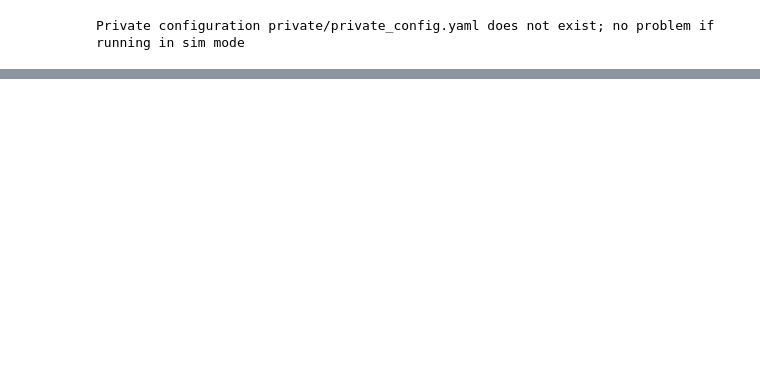
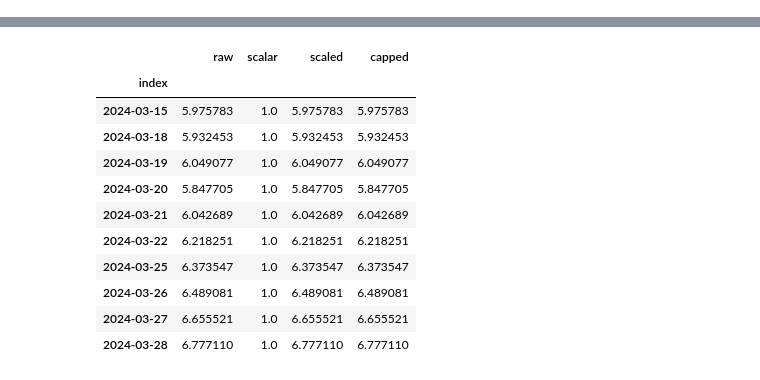
Before and after one commit to ZampaStudio/pysystemtrade, a Jupyter notebook: examples/custom/system_test.ipynb, the cells around one changed output, grey strips where cells are left out. Saved outputs shown, nothing was run; the diff lists cells and outputs as text; code cells hidden in the pictures; blank space fills up the shorter version.

Commit message:
feat: stage controllati fino a ScaleAndCap

```diff
--- a/examples/custom/system_test.ipynb
+++ b/examples/custom/system_test.ipynb
@@ -12,32 +47,0 @@ from sysdata.sim.csv_futures_sim_data import csvFuturesSimData
-# %%
-my_account = Account()
-fcs = ForecastScaleCap()
-combiner = ForecastCombine()
-raw_data = RawData()
-position_size = PositionSizing()
-data = csvFuturesSimData()
-
-# configure system
-portfolio_intruments =  ["NASDAQ", "SOFR", "CORN"]
-
-my_config = Config()
-my_config.forecast_weight_estimate = dict(method="one_period")
-my_config.use_forecast_weight_estimates = True
-my_config.use_forecast_div_mult_estimates = True
-
-# define rules
-ewmac_5_20 = TradingRule((ewmac, [], dict(Lfast=5, Lslow=20)))
-ewmac_20_60 = TradingRule((ewmac, [], dict(Lfast=20, Lslow=60)))
-ewmac_32_128 = TradingRule((ewmac, [], dict(Lfast=32, Lslow=128)))
-ewmac_60_150 = TradingRule((ewmac, [], dict(Lfast=60, Lslow=150)))
-ewmac_100_200 = TradingRule((ewmac, [], dict(Lfast=100, Lslow=200)))
-
-my_rules = Rules(dict(ewmac_5_20=ewmac_5_20,
-                      ewmac_20_60=ewmac_20_60,
-                      ewmac_32_128=ewmac_32_128,
-                      ewmac_60_150=ewmac_60_150,
-                      ewmac_100_200=ewmac_100_200))
-
-my_system = System([my_account, fcs, my_rules, combiner, raw_data, position_size], data, my_config)
-# %% [output]
-Private configuration private/private_config.yaml does not exist; no problem if running in sim mode
@@ -46,0 +48,26 @@ endDate = "2023-07-27"
+# %%
+# Forecast scalar (fixed)
+# https://github.com/robcarver17/pysystemtrade/blob/develop/docs/backtesting.md#forecast-scalar-fixed
+
+def test_forecast_scalar_fixed():
+    config = Config()
+    config.use_forecast_scale_estimates = False
+
+    data = csvFuturesSimData()
+    scale_and_cap = ForecastScaleCap()
+    system = System([scale_and_cap, system_rules], data, config)
+
+    raw_forecasts = system_rules.get_raw_forecast("NASDAQ", "ewmac_32_128") #system.rules.get_raw_forecast("NASDAQ", "ewmac_32_128")
+    scalar = scale_and_cap.get_forecast_scalar("NASDAQ", "ewmac_32_128")
+    scaled_forecasts = scale_and_cap.get_scaled_forecast("NASDAQ", "ewmac_32_128")
+    capped_forecasts = scale_and_cap.get_capped_forecast("NASDAQ", "ewmac_32_128")
+
+    return pd.DataFrame({
+        'raw': raw_forecasts,
+        'scalar': scalar,
+        'scaled': scaled_forecasts,
+        'capped': capped_forecasts
+    })
+
+test_forecast_scalar_fixed().tail(10)
+# %% [output]
@@ -46,0 +80,12 @@ endDate = "2023-07-27"
+|  | raw | scalar | scaled | capped |
+| index |  |  |  |  |
+| 2024-03-15 | 5.975783 | 1.0 | 5.975783 | 5.975783 |
+| 2024-03-18 | 5.932453 | 1.0 | 5.932453 | 5.932453 |
+| 2024-03-19 | 6.049077 | 1.0 | 6.049077 | 6.049077 |
+| 2024-03-20 | 5.847705 | 1.0 | 5.847705 | 5.847705 |
+| 2024-03-21 | 6.042689 | 1.0 | 6.042689 | 6.042689 |
+| 2024-03-22 | 6.218251 | 1.0 | 6.218251 | 6.218251 |
+| 2024-03-25 | 6.373547 | 1.0 | 6.373547 | 6.373547 |
+| 2024-03-26 | 6.489081 | 1.0 | 6.489081 | 6.489081 |
+| 2024-03-27 | 6.655521 | 1.0 | 6.655521 | 6.655521 |
+| 2024-03-28 | 6.777110 | 1.0 | 6.777110 | 6.777110 |
```
Also changed, not shown: parts of 6 cells of this notebook.
